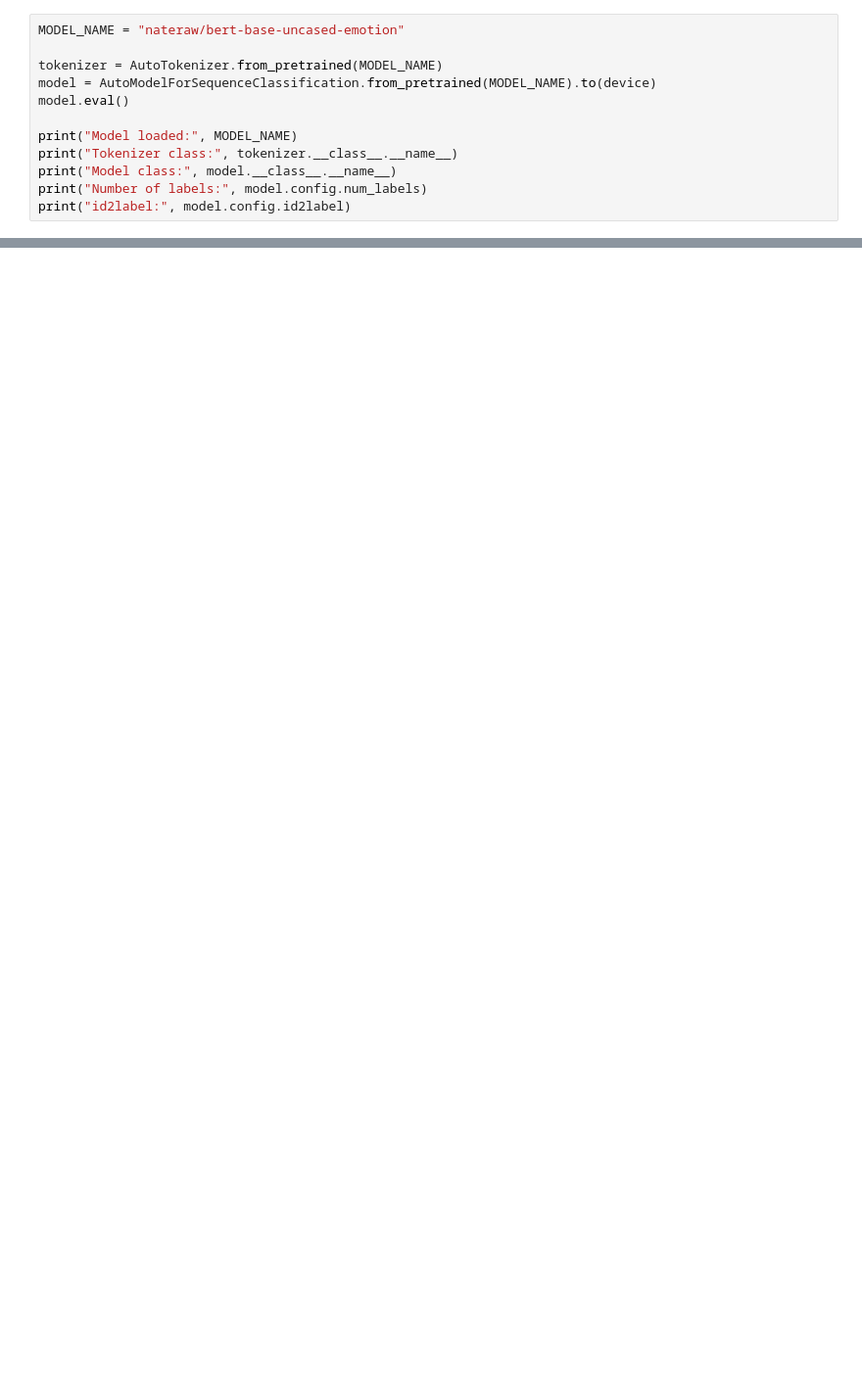
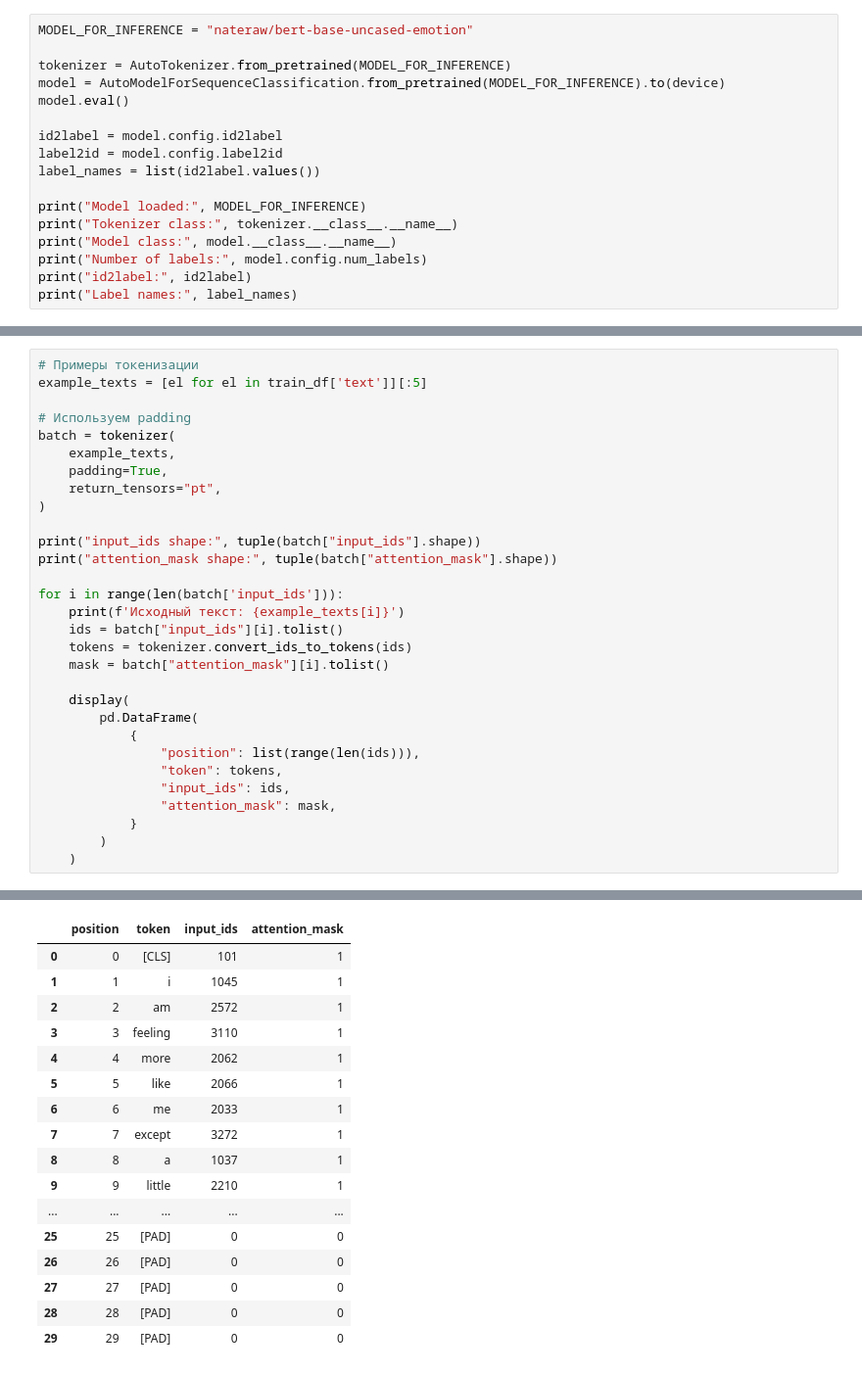
Before and after one commit to rodomanovt/ai-course, a Jupyter notebook: homeworks/HW13/HW13.ipynb, the cells around one changed output, grey strips where cells are left out. Shown at 98% size. Drawn from its saved outputs; the diff is of its cells as text; blank space fills up the shorter version.

Commit message:
Do inference in HW13

```diff
--- a/homeworks/HW13/HW13.ipynb
+++ b/homeworks/HW13/HW13.ipynb
@@ -24,17 +25,22 @@ print(f"Device: {device}")
 # %% [output]
 Device: cpu
 # %%
-MODEL_NAME = "nateraw/bert-base-uncased-emotion"
+MODEL_FOR_INFERENCE = "nateraw/bert-base-uncased-emotion"
 
-tokenizer = AutoTokenizer.from_pretrained(MODEL_NAME)
-model = AutoModelForSequenceClassification.from_pretrained(MODEL_NAME).to(device)
+tokenizer = AutoTokenizer.from_pretrained(MODEL_FOR_INFERENCE)
+model = AutoModelForSequenceClassification.from_pretrained(MODEL_FOR_INFERENCE).to(device)
 model.eval()
 
-print("Model loaded:", MODEL_NAME)
+id2label = model.config.id2label
+label2id = model.config.label2id
+label_names = list(id2label.values())
+
+print("Model loaded:", MODEL_FOR_INFERENCE)
 print("Tokenizer class:", tokenizer.__class__.__name__)
 print("Model class:", model.__class__.__name__)
 print("Number of labels:", model.config.num_labels)
-print("id2label:", model.config.id2label)
+print("id2label:", id2label)
+print("Label names:", label_names)
 # %% [output]
 BertForSequenceClassification LOAD REPORT from: nateraw/bert-base-uncased-emotion
 Key                          | Status     |  |
@@ -155,0 +155,31 @@ label
+# %%
+# Примеры токенизации
+example_texts = [el for el in train_df['text']][:5]
+
+# Используем padding
+batch = tokenizer(
+    example_texts,
+    padding=True,
+    return_tensors="pt",
+)
+
+print("input_ids shape:", tuple(batch["input_ids"].shape))
+print("attention_mask shape:", tuple(batch["attention_mask"].shape))
+
+for i in range(len(batch['input_ids'])):
+    print(f'Исходный текст: {example_texts[i]}')
+    ids = batch["input_ids"][i].tolist()
+    tokens = tokenizer.convert_ids_to_tokens(ids)
+    mask = batch["attention_mask"][i].tolist()
+
+    display(
+        pd.DataFrame(
+            {
+                "position": list(range(len(ids))),
+                "token": tokens,
+                "input_ids": ids,
+                "attention_mask": mask,
+            }
+        )
+    )
+# %% [output]
@@ -155,0 +189,17 @@ label
+|  | position | token | input_ids | attention_mask |
+| 0 | 0 | [CLS] | 101 | 1 |
+| 1 | 1 | i | 1045 | 1 |
+| 2 | 2 | am | 2572 | 1 |
+| 3 | 3 | feeling | 3110 | 1 |
+| 4 | 4 | more | 2062 | 1 |
+| 5 | 5 | like | 2066 | 1 |
+| 6 | 6 | me | 2033 | 1 |
+| 7 | 7 | except | 3272 | 1 |
+| 8 | 8 | a | 1037 | 1 |
+| 9 | 9 | little | 2210 | 1 |
+| ... | ... | ... | ... | ... |
+| 25 | 25 | [PAD] | 0 | 0 |
+| 26 | 26 | [PAD] | 0 | 0 |
+| 27 | 27 | [PAD] | 0 | 0 |
+| 28 | 28 | [PAD] | 0 | 0 |
+| 29 | 29 | [PAD] | 0 | 0 |
```
Also changed, not shown: parts of 12 cells of this notebook, 1 other file.
